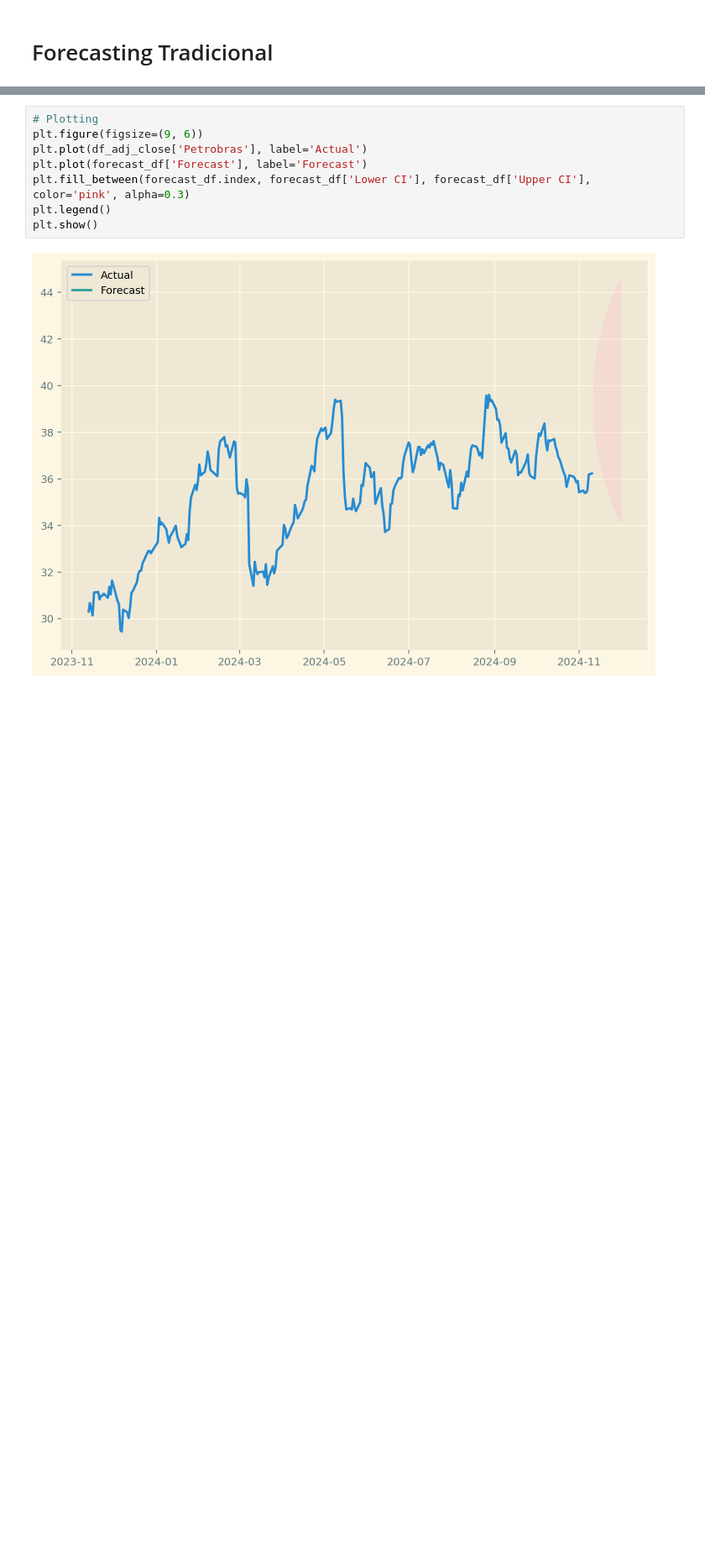
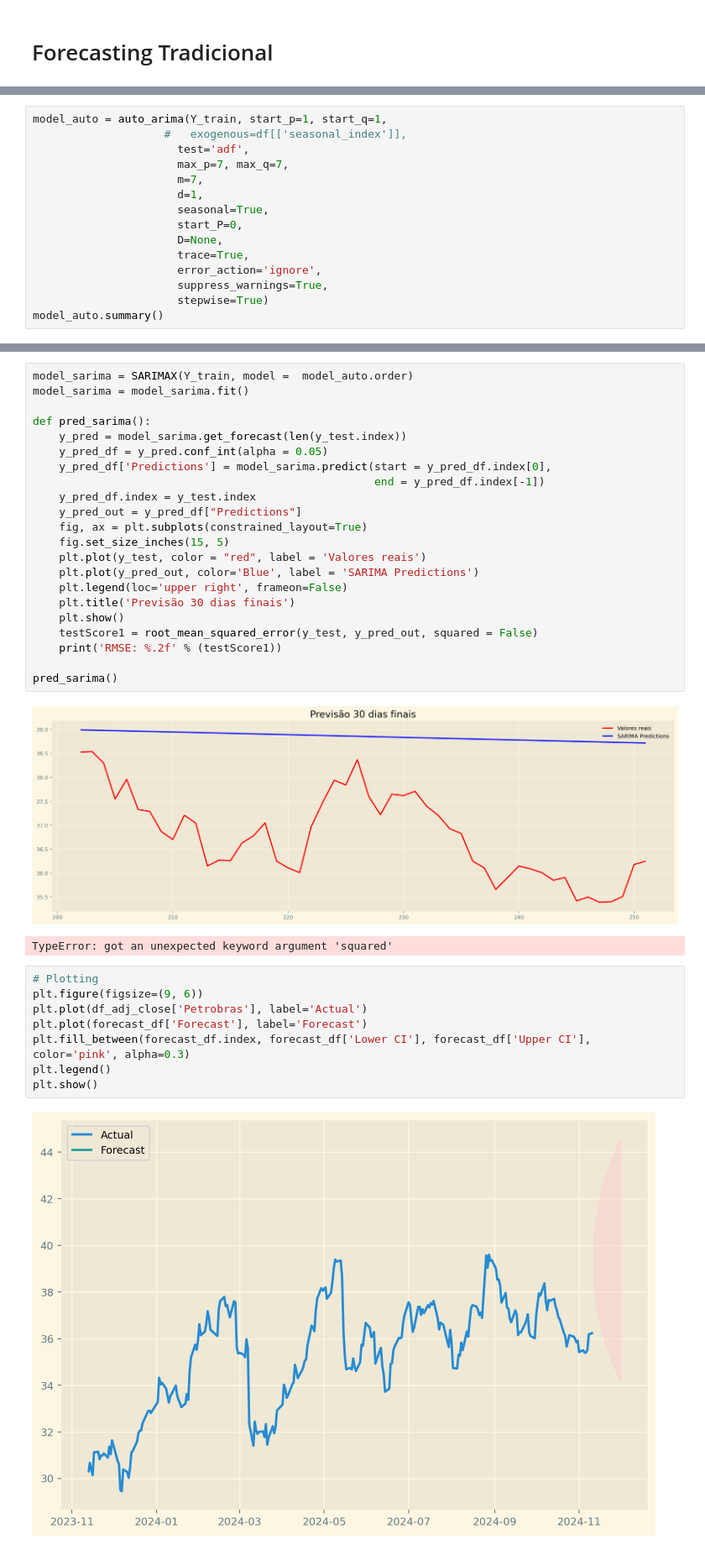
Before and after one commit to filmateus/Dados_Estatistica, a Jupyter notebook: strocks_market_analyses.ipynb, the cells around one changed output, grey strips where cells are left out. Shown at 84% size. Saved outputs shown, nothing was run; the diff lists cells and outputs as text; blank space fills up the shorter version.

```diff
--- a/strocks_market_analyses.ipynb
+++ b/strocks_market_analyses.ipynb
@@ -479,2 +577,17 @@ Warnings:
+# %%
+model_auto = auto_arima(Y_train, start_p=1, start_q=1,
+                    #   exogenous=df[['seasonal_index']],
+                      test='adf',
+                      max_p=7, max_q=7,
+                      m=7,
+                      d=1,
+                      seasonal=True,
+                      start_P=0,
+                      D=None,
+                      trace=True,
+                      error_action='ignore',
+                      suppress_warnings=True,
+                      stepwise=True)
+model_auto.summary()
 # %%
 n_periods = 20
@@ -485,3 +600,28 @@ forecast_df = pd.DataFrame({'Forecast': forecast, 'Lower CI': conf_int[:, 0], 'U
+# %%
+model_sarima = SARIMAX(Y_train, model =  model_auto.order)
+model_sarima = model_sarima.fit()
+
+def pred_sarima():
+    y_pred = model_sarima.get_forecast(len(y_test.index))
+    y_pred_df = y_pred.conf_int(alpha = 0.05)
+    y_pred_df['Predictions'] = model_sarima.predict(start = y_pred_df.index[0],
+                                                    end = y_pred_df.index[-1])
+    y_pred_df.index = y_test.index
+    y_pred_out = y_pred_df["Predictions"]
+    fig, ax = plt.subplots(constrained_layout=True)
+    fig.set_size_inches(15, 5)
+    plt.plot(y_test, color = "red", label = 'Valores reais')
+    plt.plot(y_pred_out, color='Blue', label = 'SARIMA Predictions')
+    plt.legend(loc='upper right', frameon=False)
+    plt.title('Previsão 30 dias finais')
+    plt.show()
+    testScore1 = root_mean_squared_error(y_test, y_pred_out, squared = False)
+    print('RMSE: %.2f' % (testScore1))
+
+pred_sarima()
+# %% [output]
+[figure, added]
+TypeError: got an unexpected keyword argument 'squared'
 # %%
 # Plotting
 plt.figure(figsize=(9, 6))
```
Also changed, not shown: parts of 25 cells of this notebook.
